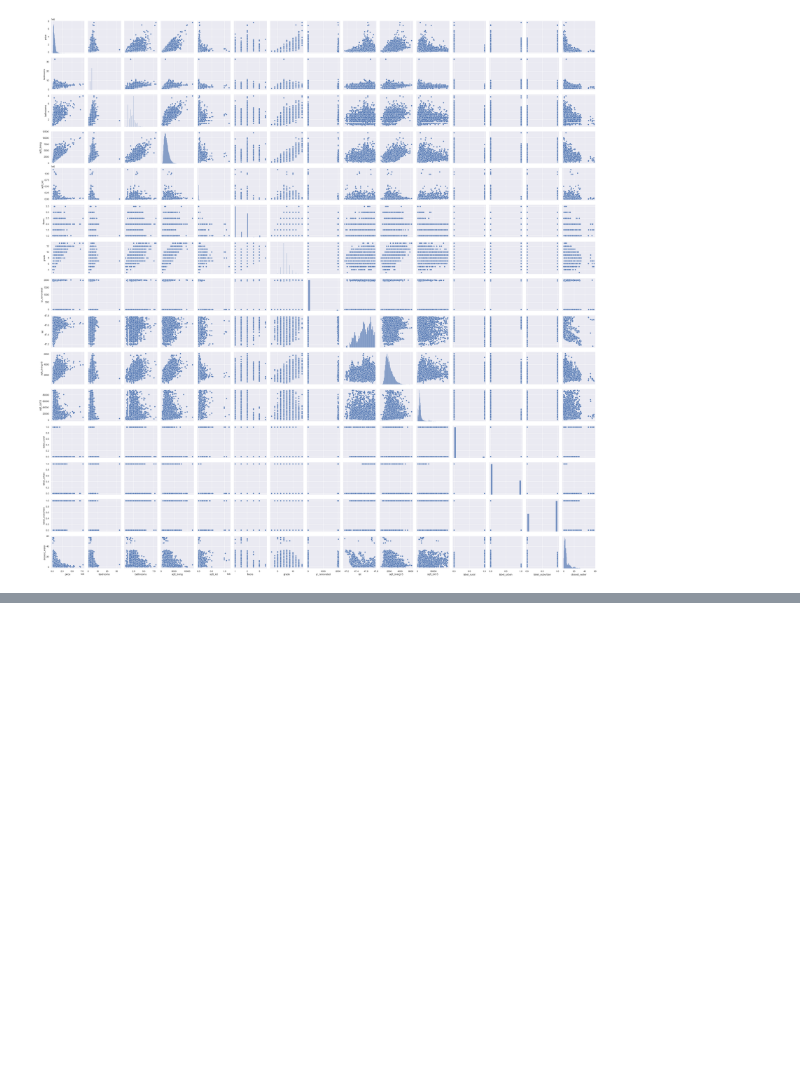
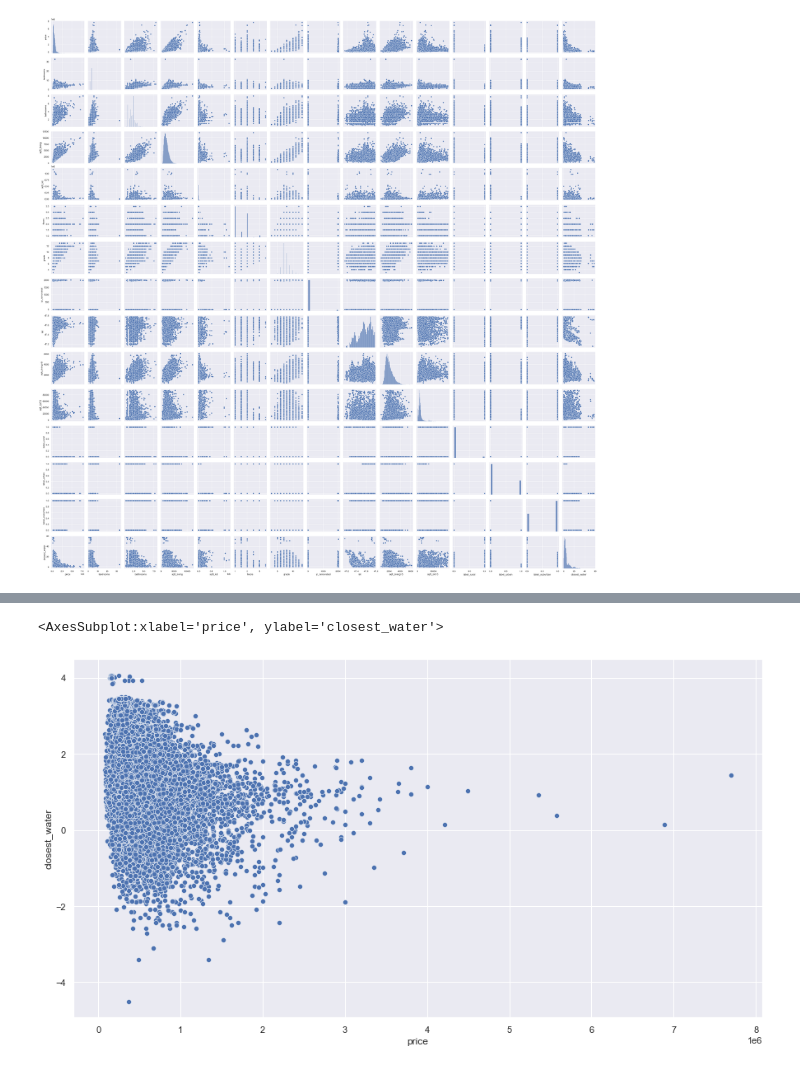
Before and after one commit to soohojp/Phase2_Project, a Jupyter notebook: Notebook.ipynb, the cells around one changed output, grey strips where cells are left out. Cells and saved outputs as stored; diff of their text form; code cells hidden in the pictures; blank space fills up the shorter version.

```diff
--- a/Notebook.ipynb
+++ b/Notebook.ipynb
@@ -114,0 +213,5 @@ sns.pairplot(df[metrics_list])
+# %%
+sns.scatterplot(df2['price'],np.log(df2['closest_water']))
+# %% [output]
+<AxesSubplot:xlabel='price', ylabel='closest_water'>
+[figure, added]
```
Also changed, not shown: parts of 25 cells of this notebook.
